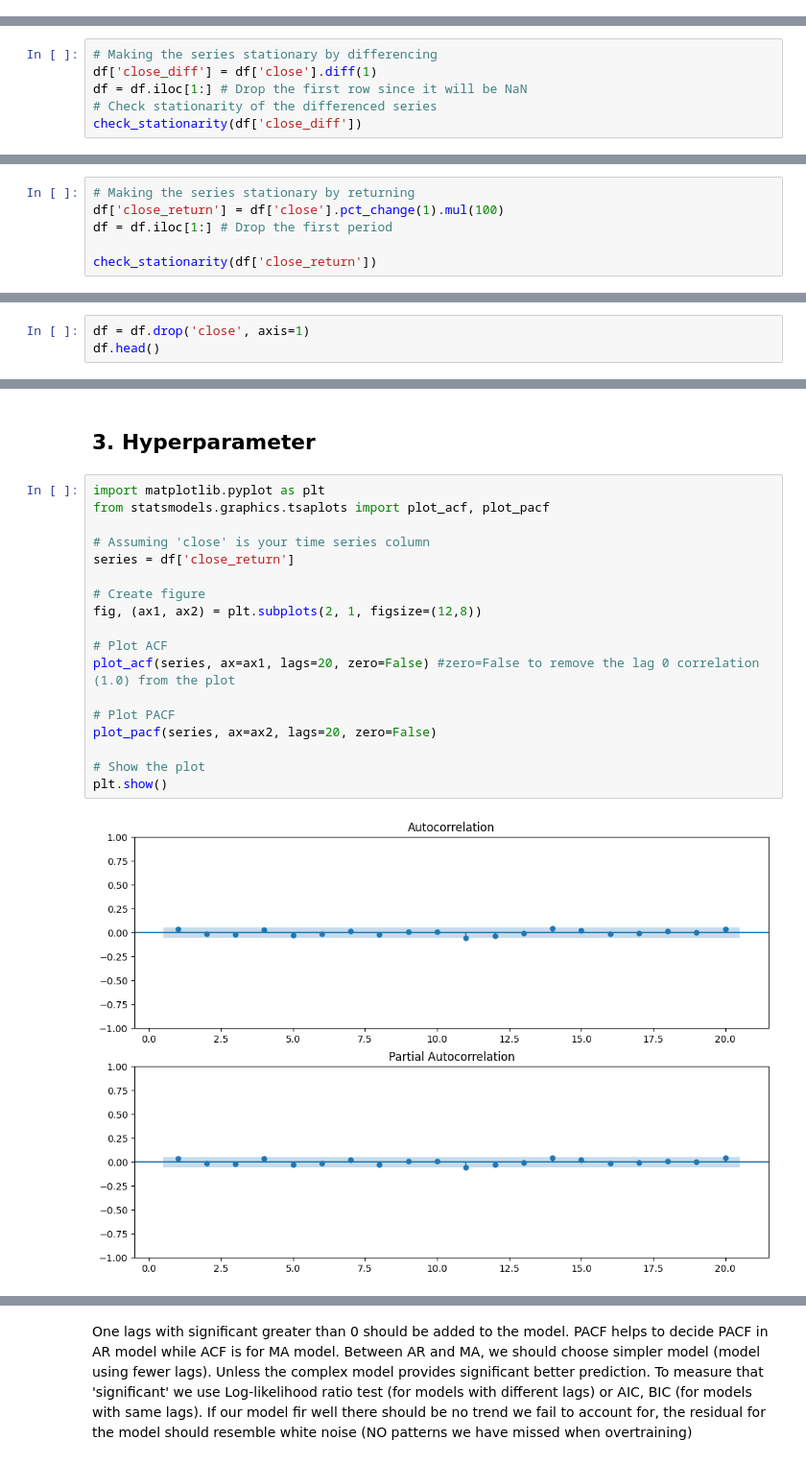
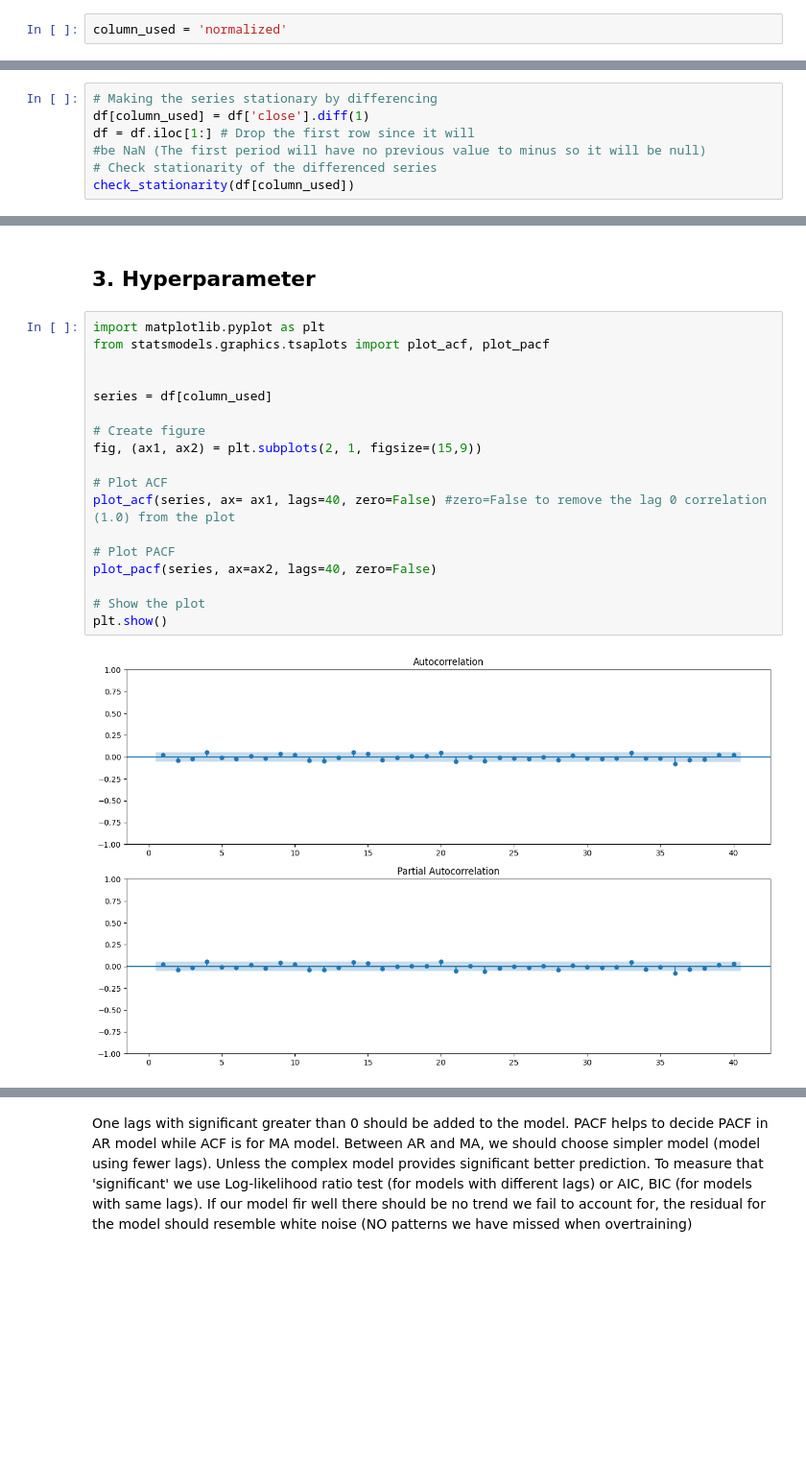
Before and after one commit to chutrunganh/Stock-Price-Prediction-Using-Time-Series, a Jupyter notebook: Code.ipynb, the cells around one changed output, grey strips where cells are left out. Shown at 96% size. Drawn from its saved outputs; the diff is of its cells as text; blank space fills up the shorter version.

```diff
--- a/Code.ipynb
+++ b/Code.ipynb
@@ -223,3 +248,5 @@ dtype: int64
+# %%
+column_used = 'normalized'
 # %% [markdown]
 ### 3. Check Stationary
 # %% [markdown]
@@ -356,9 +387,10 @@ However, both methods can only make a series stationary if the non-stationarity
 # %%
 # Making the series stationary by differencing
-df['close_diff'] = df['close'].diff(1)
-df = df.iloc[1:] # Drop the first row since it will be NaN
+df[column_used] = df['close'].diff(1)
+df = df.iloc[1:] # Drop the first row since it will
+#be NaN (The first period will have no previous value to minus so it will be null)
 # Check stationarity of the differenced series
-check_stationarity(df['close_diff'])
+check_stationarity(df[column_used])
 # %% [output]
 ADF Statistic: -17.326398
 p-value: 0.000000
@@ -391,9 +440,3 @@ Critical Values:
         1%: -3.435
         5%: -2.864
         10%: -2.568
-# %%
-# Making the series stationary by returning
-df['close_return'] = df['close'].pct_change(1).mul(100)
-df = df.iloc[1:] # Drop the first period
-
-check_stationarity(df['close_return'])
@@ -415,3 +442,0 @@ Remember, these tests only provide statistical evidence. It's also important to
-# %%
-df = df.drop('close', axis=1)
-df.head()
@@ -458,20 +484,20 @@ df_test.head()
 # %%
 import matplotlib.pyplot as plt
 from statsmodels.graphics.tsaplots import plot_acf, plot_pacf
 
-# Assuming 'close' is your time series column
-series = df['close_return']
+
+series = df[column_used]
 
 # Create figure
-fig, (ax1, ax2) = plt.subplots(2, 1, figsize=(12,8))
+fig, (ax1, ax2) = plt.subplots(2, 1, figsize=(15,9))
 
 # Plot ACF
-plot_acf(series, ax=ax1, lags=20, zero=False) #zero=False to remove the lag 0 correlation (1.0) from the plot
+plot_acf(series, ax= ax1, lags=40, zero=False) #zero=False to remove the lag 0 correlation (1.0) from the plot
 
 # Plot PACF
-plot_pacf(series, ax=ax2, lags=20, zero=False)
+plot_pacf(series, ax=ax2, lags=40, zero=False)
 
 # Show the plot
 plt.show()
 # %% [output]
-[figure, old version]
+[figure, new version]
```
Also changed, not shown: parts of 63 cells of this notebook, 2 other files.
